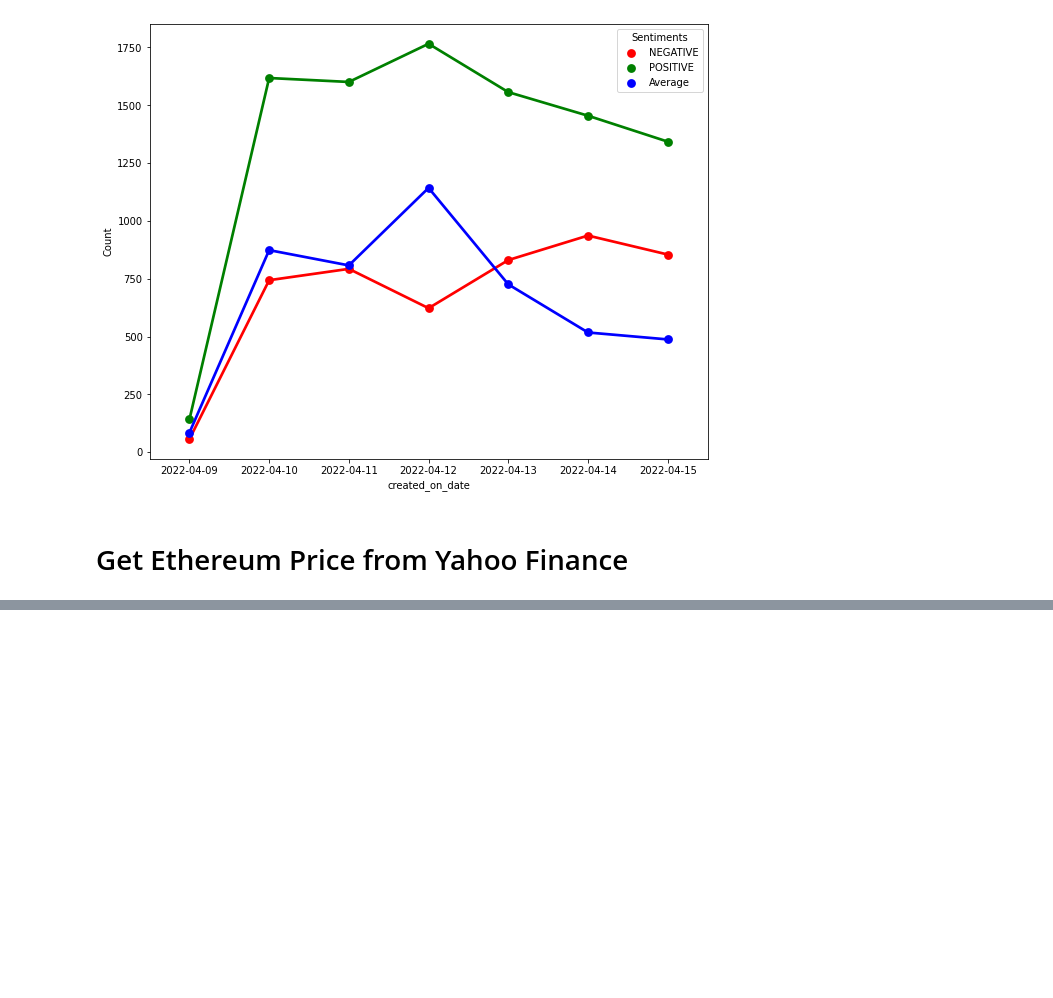
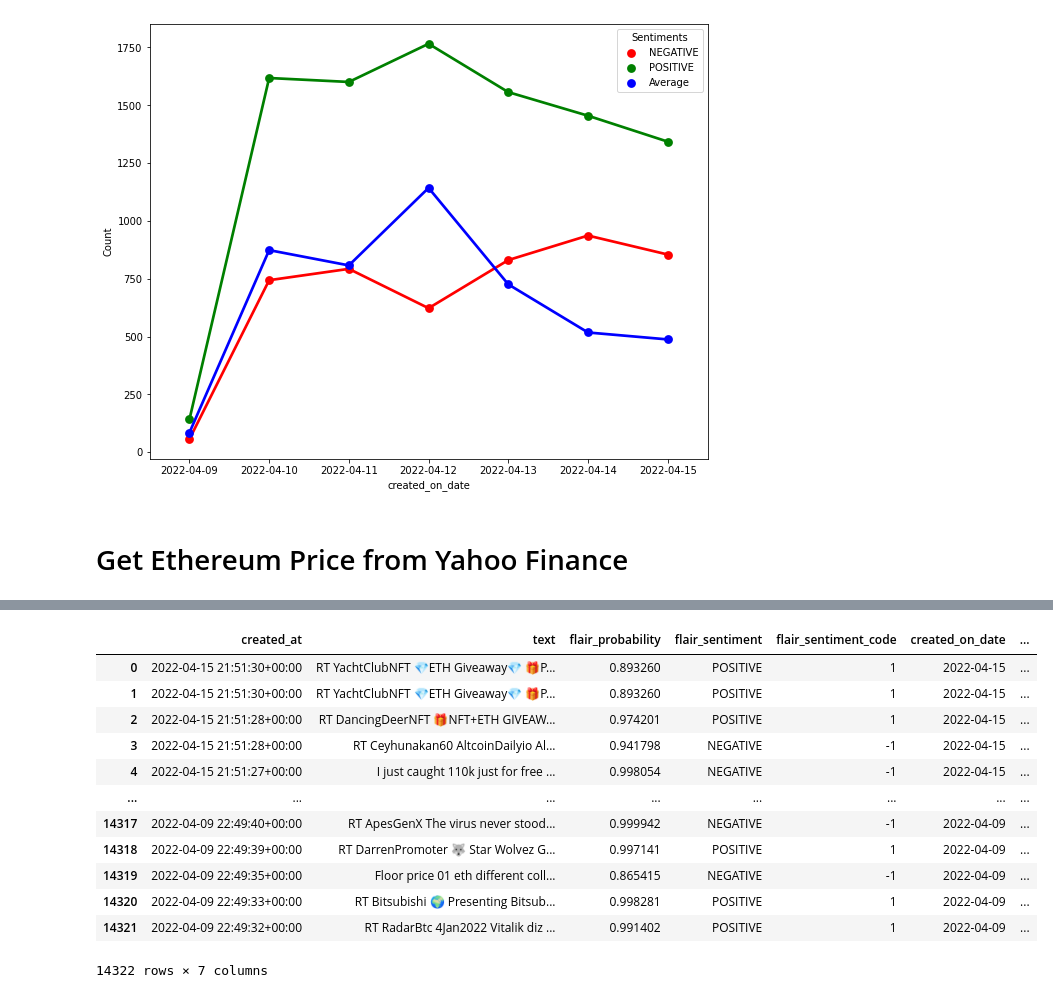
Before and after one commit to mohansameer1983/AI-Finance, a Jupyter notebook: Sentiment_Analysis_Ethereum_Price_Pridiction.ipynb, the cells around one changed output, grey strips where cells are left out. Cells and saved outputs as stored; diff of their text form; code cells hidden in the pictures; blank space fills up the shorter version.

```diff
--- a/Sentiment_Analysis_Ethereum_Price_Pridiction.ipynb
+++ b/Sentiment_Analysis_Ethereum_Price_Pridiction.ipynb
@@ -463,0 +478,19 @@ Text(0, 0.5, 'Price ($)')
+# %%
+# create a single negative-positive sentiment value
+graph_df=twitter_predicted_vis_df.copy()
+graph_df['sentiment_score'] = graph_df['flair_sentiment_code']*20 + mean_price
+graph_df
+# %% [output]
+|  | created_at | text | flair_probability | flair_sentiment | flair_sentiment_code | created_on_date | ... |
+| 0 | 2022-04-15 21:51:30+00:00 | RT YachtClubNFT 💎ETH Giveaway💎 🎁P... | 0.893260 | POSITIVE | 1 | 2022-04-15 | ... |
+| 1 | 2022-04-15 21:51:30+00:00 | RT YachtClubNFT 💎ETH Giveaway💎 🎁P... | 0.893260 | POSITIVE | 1 | 2022-04-15 | ... |
+| 2 | 2022-04-15 21:51:28+00:00 | RT DancingDeerNFT 🎁NFT+ETH GIVEAW... | 0.974201 | POSITIVE | 1 | 2022-04-15 | ... |
+| 3 | 2022-04-15 21:51:28+00:00 | RT Ceyhunakan60 AltcoinDailyio Al... | 0.941798 | NEGATIVE | -1 | 2022-04-15 | ... |
+| 4 | 2022-04-15 21:51:27+00:00 | I just caught 110k just for free ... | 0.998054 | NEGATIVE | -1 | 2022-04-15 | ... |
+| ... | ... | ... | ... | ... | ... | ... | ... |
+| 14317 | 2022-04-09 22:49:40+00:00 | RT ApesGenX The virus never stood... | 0.999942 | NEGATIVE | -1 | 2022-04-09 | ... |
+| 14318 | 2022-04-09 22:49:39+00:00 | RT DarrenPromoter 🐺 Star Wolvez G... | 0.997141 | POSITIVE | 1 | 2022-04-09 | ... |
+| 14319 | 2022-04-09 22:49:35+00:00 | Floor price 01 eth different coll... | 0.865415 | NEGATIVE | -1 | 2022-04-09 | ... |
+| 14320 | 2022-04-09 22:49:33+00:00 | RT Bitsubishi 🌍 Presenting Bitsub... | 0.998281 | POSITIVE | 1 | 2022-04-09 | ... |
+| 14321 | 2022-04-09 22:49:32+00:00 | RT RadarBtc 4Jan2022 Vitalik diz ... | 0.991402 | POSITIVE | 1 | 2022-04-09 | ... |
+14322 rows × 7 columns
```
Also changed, not shown: parts of 4 cells of this notebook.
